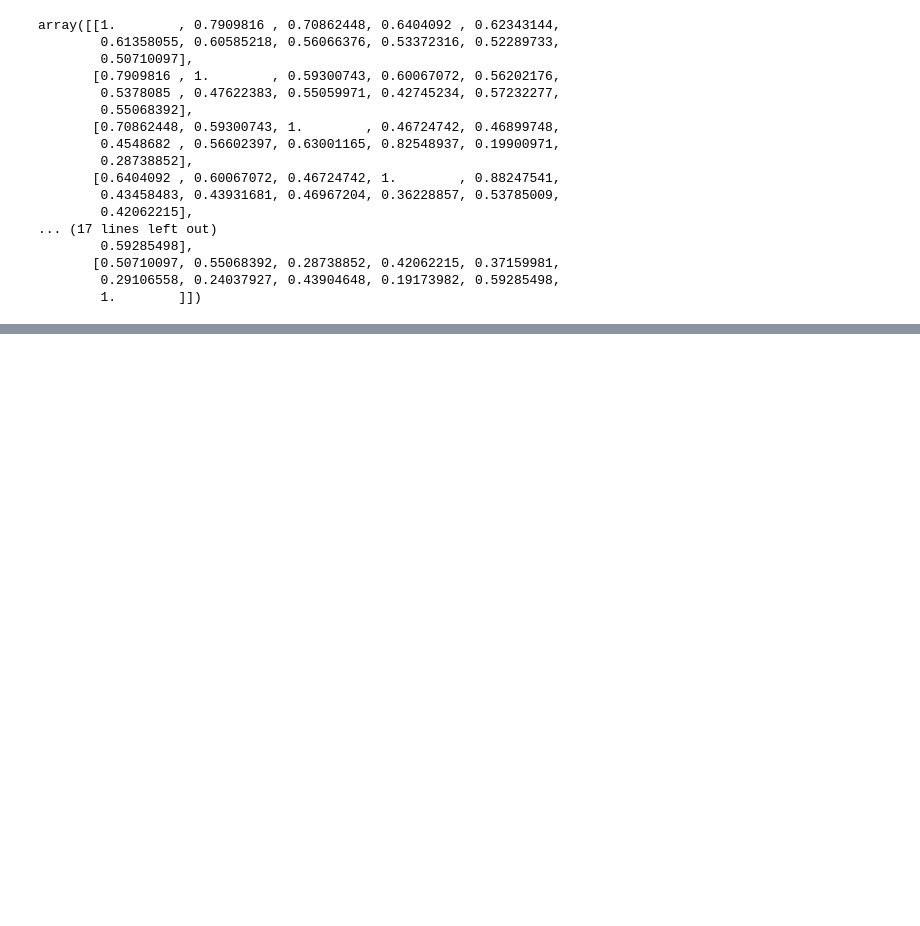
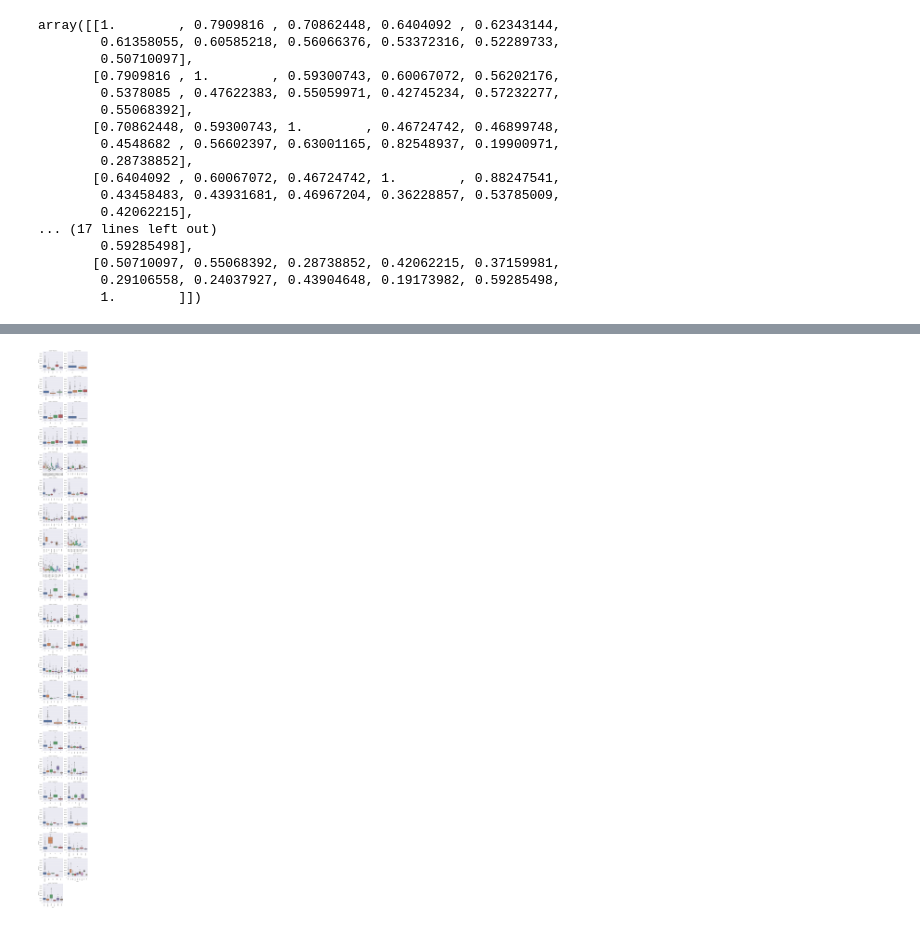
Before and after one commit to DongMinKim23/kaggle, a Jupyter notebook: HousePrices_2.ipynb, the cells around one changed output, grey strips where cells are left out. Cells and saved outputs as stored; diff of their text form; code cells hidden in the pictures; blank space fills up the shorter version.

```diff
--- a/HousePrices_2.ipynb
+++ b/HousePrices_2.ipynb
@@ -314,0 +316,19 @@ fig=sns.countplot(x='Neighborhood',data=data)
+# %%
+#With qualitative variables we can check distribution of SalePrice with respect to variable values and enumerate them.
+# 사분위수를 함께 표시해준다.
+#사분위수 = 지나치게 벗어나는 값을 제외하고 핵심적인 범주의 데이터만 범위로 지정하는 방법
+
+for c in df_train_obj:
+    df_train[c] = df_train[c].astype('category')
+    if df_train[c].isnull().any():
+        df_train[c] = df_train[c].cat.add_categories(['MISSING'])
+        df_train[c] = df_train[c].fillna('MISSING')
+
+def boxplot(x, y, **kwargs):
+    sns.boxplot(x=x, y=y)
+    x=plt.xticks(rotation=90)
+f = pd.melt(df_train, id_vars=['SalePrice'], value_vars=df_train_obj)
+g = sns.FacetGrid(f, col="variable",  col_wrap=2, sharex=False, sharey=False, size=5)
+g = g.map(boxplot, "value", "SalePrice")
+# %% [output]
+[figure, added]
```
Also changed, not shown: parts of 27 cells of this notebook, 4 other files.
